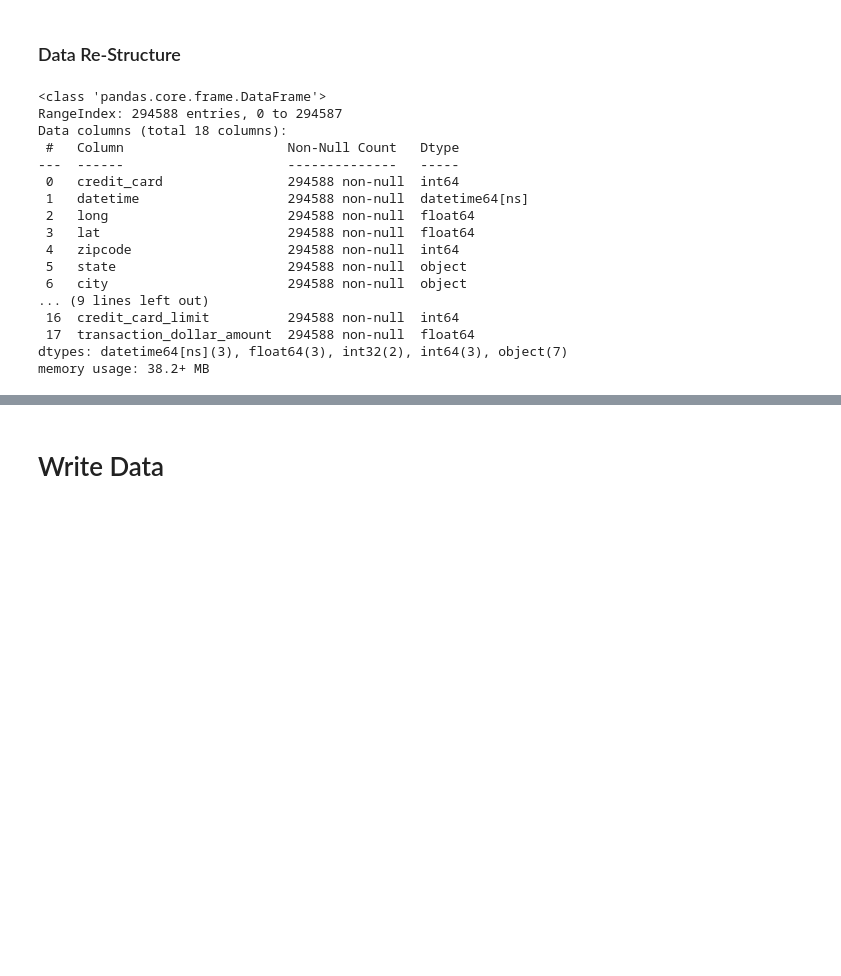
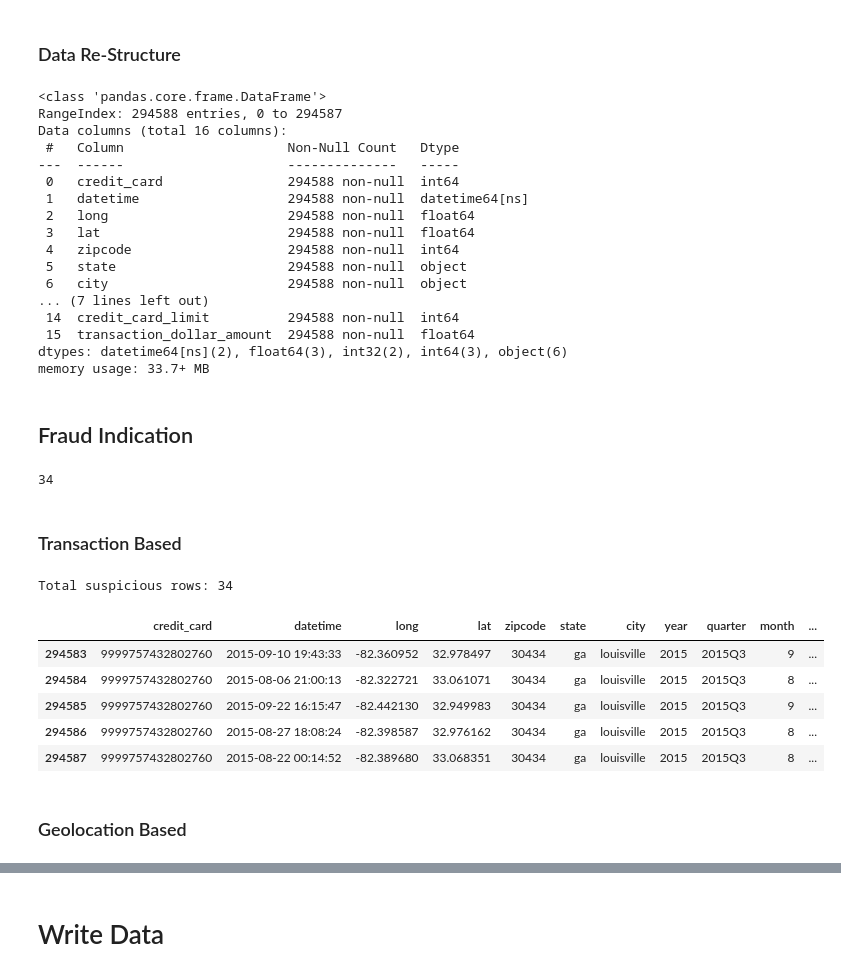
Before and after one commit to Pra5etya/Credit-Card-Fraud-Transactions, a Jupyter notebook: etl/data_preparation.ipynb, the cells around one changed output, grey strips where cells are left out. Cells and saved outputs as stored; diff of their text form; code cells hidden in the pictures; blank space fills up the shorter version.

```diff
--- a/etl/data_preparation.ipynb
+++ b/etl/data_preparation.ipynb
@@ -281,19 +264,17 @@ duplicates_subset.head(10)
 # %%
 # Change Data Type
 cc_df['datetime'] = pd.to_datetime(cc_df['datetime'], format = 'mixed', dayfirst = True)
-cc_df['date'] = pd.to_datetime(cc_df['datetime'].dt.date, format = 'mixed', dayfirst = True)
-cc_df['time'] = cc_df['datetime'].dt.strftime('%H:%M:%S')
 
 # add timestamp derivation
-cc_df['year'] = cc_df['date'].dt.year
-cc_df['month'] = cc_df['date'].dt.month
+cc_df['year'] = cc_df['datetime'].dt.year
+cc_df['month'] = cc_df['datetime'].dt.month
 
 cc_df['first_day_month'] = pd.to_datetime(cc_df[['year', 'month']].assign(DAY = 1))
 
 cc_df['quarter'] = pd.PeriodIndex(cc_df['first_day_month'], freq = 'Q')
 cc_df['quarter'] = cc_df['quarter'].astype(str)
 
-cc_df['day_cat'] = cc_df['date'].dt.day_of_week
+cc_df['day_cat'] = cc_df['datetime'].dt.day_of_week
 
 day_mapping = {0: 'monday', 1: 'tuesday', 2: 'wednesday', 3: 'thursday', 4: 'friday', 5: 'saturday', 6: 'sunday'}
 cc_df['day'] = cc_df['day_cat'].map(day_mapping)
@@ -326,8 +307,10 @@ memory usage: 37.1+ MB
 # %%
 # Mapping for Seasons
 season_mapping = {
-    'dry': [('04-10', '10-09')],
-    'rainy': [('10-10', '12-31'), ('01-01', '04-09')]  # consider leap year
+    'spring': [('03-01', '05-31')],
+    'summer': [('06-01', '08-31')],
+    'fall': [('09-01', '11-30')],
+    'winter': [('12-01', '12-31'), ('01-01', '02-29')]  # consider leap year
 }
 
 def get_season(date):
@@ -339,7 +322,7 @@ def get_season(date):
                (start > end and (month_day >= start or month_day <= end)):  # range that crosses the end of the year
                 return season
 
-cc_df['season'] = cc_df['date'].apply(get_season)
+cc_df['season'] = cc_df['datetime'].apply(get_season)
 
 print(cc_df['season'].unique())
 cc_df['season'].value_counts()
@@ -391,7 +374,6 @@ re_col = [
     'zipcode',
     'state',
     'city',
-    'date',
     'year',
     'quarter',
     'month',
@@ -399,7 +381,6 @@ re_col = [
     'season',
     'week_cat',
     'day',
-    'time',
     'credit_card_limit',
     'transaction_dollar_amount'
 ]
@@ -409,7 +390,7 @@ cc_df.info()
 # %% [output]
 <class 'pandas.core.frame.DataFrame'>
 RangeIndex: 294588 entries, 0 to 294587
-Data columns (total 18 columns):
+Data columns (total 16 columns):
  #   Column                     Non-Null Count   Dtype
 ---  ------                     --------------   -----
  0   credit_card                294588 non-null  int64
@@ -419,8 +400,45 @@ Data columns (total 18 columns):
  4   zipcode                    294588 non-null  int64
  5   state                      294588 non-null  object
  6   city                       294588 non-null  object
-... (9 lines left out)
- 16  credit_card_limit          294588 non-null  int64
- 17  transaction_dollar_amount  294588 non-null  float64
-dtypes: datetime64[ns](3), float64(3), int32(2), int64(3), object(7)
-memory usage: 38.2+ MB
+... (7 lines left out)
+ 14  credit_card_limit          294588 non-null  int64
+ 15  transaction_dollar_amount  294588 non-null  float64
+dtypes: datetime64[ns](2), float64(3), int32(2), int64(3), object(6)
+memory usage: 33.7+ MB
+# %% [markdown]
+## Fraud Indication
+# %%
+# see duplicate data
+duplicates_subset = cc_df[cc_df.duplicated(subset = ['datetime', 'credit_card'], keep = False)]
+duplicates_subset = duplicates_subset.sort_values(by = ['datetime', 'credit_card'], ascending = True)
+
+len(duplicates_subset)
+# %% [output]
+34
+# %% [markdown]
+### Transaction Based
+# %%
+# Check double transactions
+cc_df['transaction_count'] = duplicates_subset.groupby(['credit_card', 'datetime'])['datetime'].transform('count')
+cc_df['transaction_count'] = cc_df['transaction_count'].fillna(1)
+
+#
+suspicious_transactions = cc_df.query('transaction_count > 1')
+print(f'Total suspicious rows: {len(suspicious_transactions)}')
+# %% [output]
+Total suspicious rows: 34
+# %%
+# based on transactions durations
+cc_df['time_diff'] = cc_df.groupby('credit_card')['datetime'].diff().dt.total_seconds()
+cc_df['time_diff'] = cc_df['time_diff'].fillna(0)
+
+cc_df.tail()
+# %% [output]
+|  | credit_card | datetime | long | lat | zipcode | state | city | year | quarter | month | ... |
+| 294583 | 9999757432802760 | 2015-09-10 19:43:33 | -82.360952 | 32.978497 | 30434 | ga | louisville | 2015 | 2015Q3 | 9 | ... |
+| 294584 | 9999757432802760 | 2015-08-06 21:00:13 | -82.322721 | 33.061071 | 30434 | ga | louisville | 2015 | 2015Q3 | 8 | ... |
+| 294585 | 9999757432802760 | 2015-09-22 16:15:47 | -82.442130 | 32.949983 | 30434 | ga | louisville | 2015 | 2015Q3 | 9 | ... |
+| 294586 | 9999757432802760 | 2015-08-27 18:08:24 | -82.398587 | 32.976162 | 30434 | ga | louisville | 2015 | 2015Q3 | 8 | ... |
+| 294587 | 9999757432802760 | 2015-08-22 00:14:52 | -82.389680 | 33.068351 | 30434 | ga | louisville | 2015 | 2015Q3 | 8 | ... |
+# %% [markdown]
+### Geolocation Based
```
Also changed, not shown: parts of 15 cells of this notebook, 3 other files.
